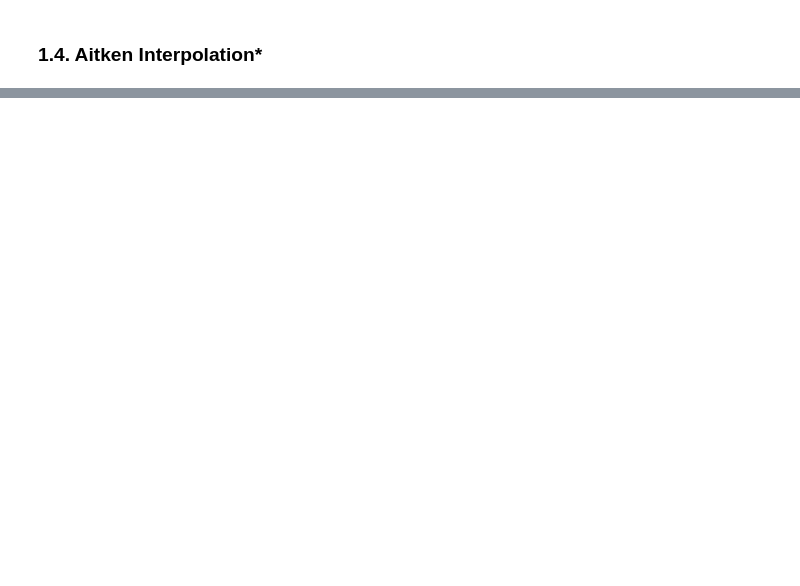
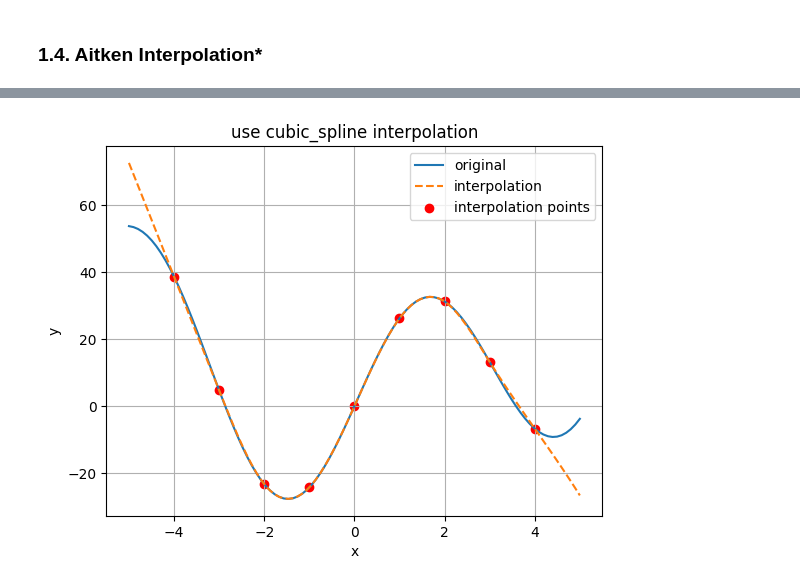
Before and after one commit to HugoPhi/NCOTLabs, a Jupyter notebook: Lab2/interpolation.ipynb, the cells around one changed output, grey strips where cells are left out. Cells and saved outputs as stored; diff of their text form; code cells hidden in the pictures; blank space fills up the shorter version.

```diff
--- a/Lab2/interpolation.ipynb
+++ b/Lab2/interpolation.ipynb
@@ -111,3 +157,41 @@ def cubspolat(f, x):
+# %%
+def cubic_spline(x: np.ndarray, y: np.ndarray):
+    n = x.shape[0] - 1
+    h = [x[i] - x[i+1] for i in range(n)]  # len = n
+    w = [h[i] / (h[i-1] + h[i]) for i in range(1, n)]  # len = n - 1
+
+    A = np.zeros((n-1, n-1))
+    A[0, 0], A[0, 1] = 2, 1 - w[0]
+    for i in range(1, n-2):
+        A[i, i - 1], A[i , i], A[i, i + 1] = w[i], 2, 1 - w[i]
+    A[n-2, n-3], A[n-2, n-2] = w[n-2], 2
+
+    arr = y.copy()  # copy y
+    for i in range(2):  # time: O(n), space: O(n)
+        for j in range(n, i, -1):  # up date arr, calcualte diff table
+            arr[j] = (arr[j] - arr[j - 1]) / (x[j] - x[j - 1 - i])
+
+    arr = np.array(arr)
+    arr = arr[2:]
+
+    M = np.linalg.inv(A) @ (6 * arr)  # O(n^3
+    M = np.insert(M, 0, 0)
+    M = np.append(M, 0)
+
+    def cubs(val):
+        ll = []
+        for t in val:  # O(k * log(n))
+            i = np.searchsorted(x, t) - 1
+            if i < 0:
+                i = 0
+            elif i > n - 1:
+                i = n - 1
+
+            ll.append(M[i]/(6*h[i])*(t-x[i+1])**3 + M[i+1]/(6*h[i])*(x[i]-t)**3 + (y[i]/h[i]-h[i]*M[i]/6)*(t-x[i+1]) + (y[i+1]/h[i]-h[i]*M[i+1]/6)*(x[i]-t))
+
+        return np.array(ll)
+
+    return cubs
 # %% [markdown]
 ### 1.4. Aitken Interpolation*
 # %%
@@ -127,0 +219,6 @@ vis(lagrange, f, x, 1)
+# %%
+x = np.arange(-4, 5)
+f = lambda x: x**2 + 30*np.sin(x)
+vis(cubic_spline, f, x, 1)
+# %% [output]
+[figure, added]
```
Also changed, not shown: parts of 16 cells of this notebook, 1 other file.
